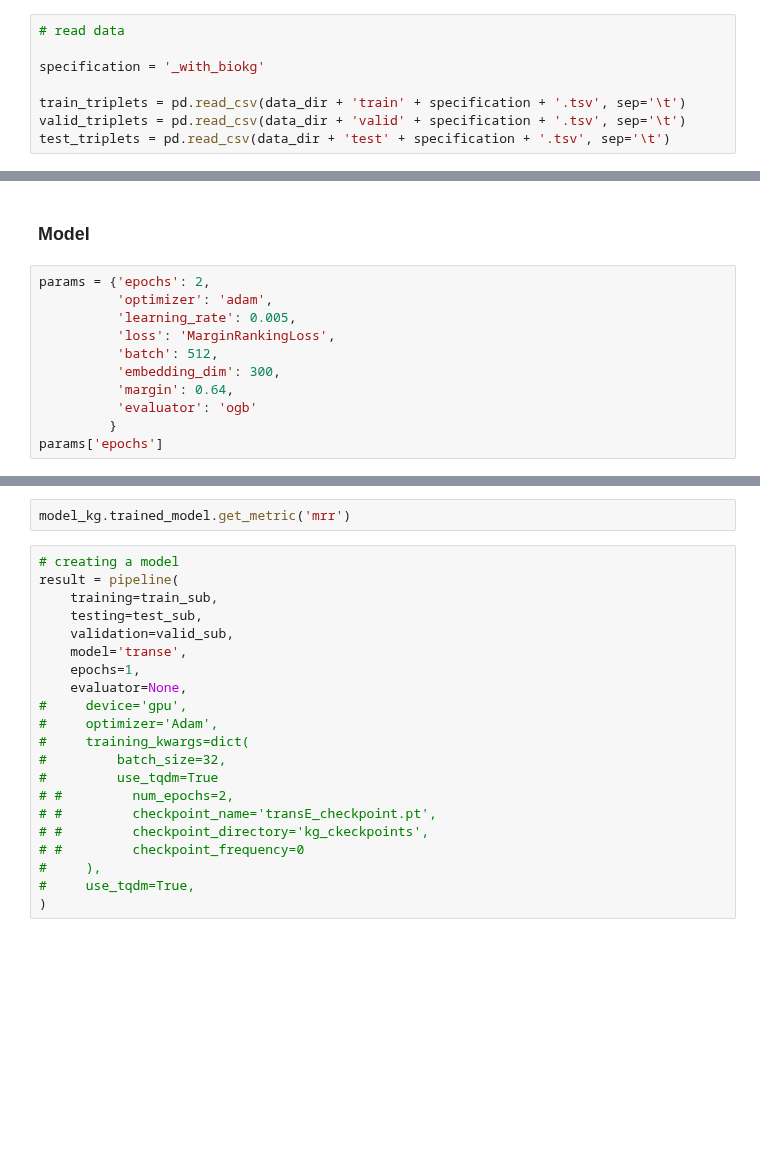
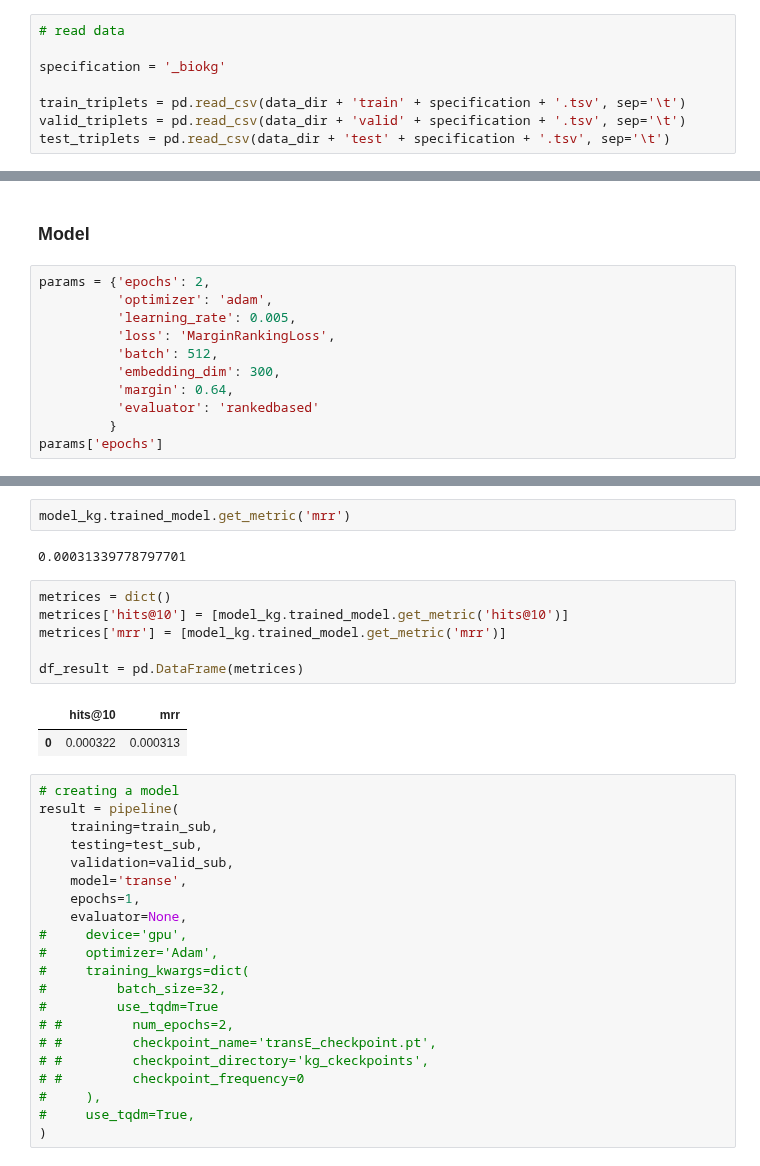
Before and after one commit to marketakrenkova/drug-interaction-prediction, a Jupyter notebook: models/test-kg.ipynb, the cells around one changed output, grey strips where cells are left out. Cells and saved outputs as stored; diff of their text form; blank space fills up the shorter version.

```diff
--- a/models/test-kg.ipynb
+++ b/models/test-kg.ipynb
@@ -187,7 +187,7 @@ test_triplets.to_csv(data_dir + 'test.tsv', sep='\t')
 # %%
 # read data
 
-specification = '_with_biokg'
+specification = '_biokg'
 
 train_triplets = pd.read_csv(data_dir + 'train' + specification + '.tsv', sep='\t')
 valid_triplets = pd.read_csv(data_dir + 'valid' + specification + '.tsv', sep='\t')
@@ -240,6 +268,6 @@ params = {'epochs': 2,
           'batch': 512,
           'embedding_dim': 300,
           'margin': 0.64,
-          'evaluator': 'ogb'
+          'evaluator': 'rankedbased'
          }
 params['epochs']
@@ -266,5 +318,16 @@ pred
 # %%
 model_kg.trained_model.get_metric('mrr')
+# %% [output]
+0.00031339778797701
+# %%
+metrices = dict()
+metrices['hits@10'] = [model_kg.trained_model.get_metric('hits@10')]
+metrices['mrr'] = [model_kg.trained_model.get_metric('mrr')]
+
+df_result = pd.DataFrame(metrices)
+# %% [output]
+|  | hits@10 | mrr |
+| 0 | 0.000322 | 0.000313 |
 # %%
 # creating a model
 result = pipeline(
```
Also changed, not shown: parts of 6 cells of this notebook, 10 other files.
